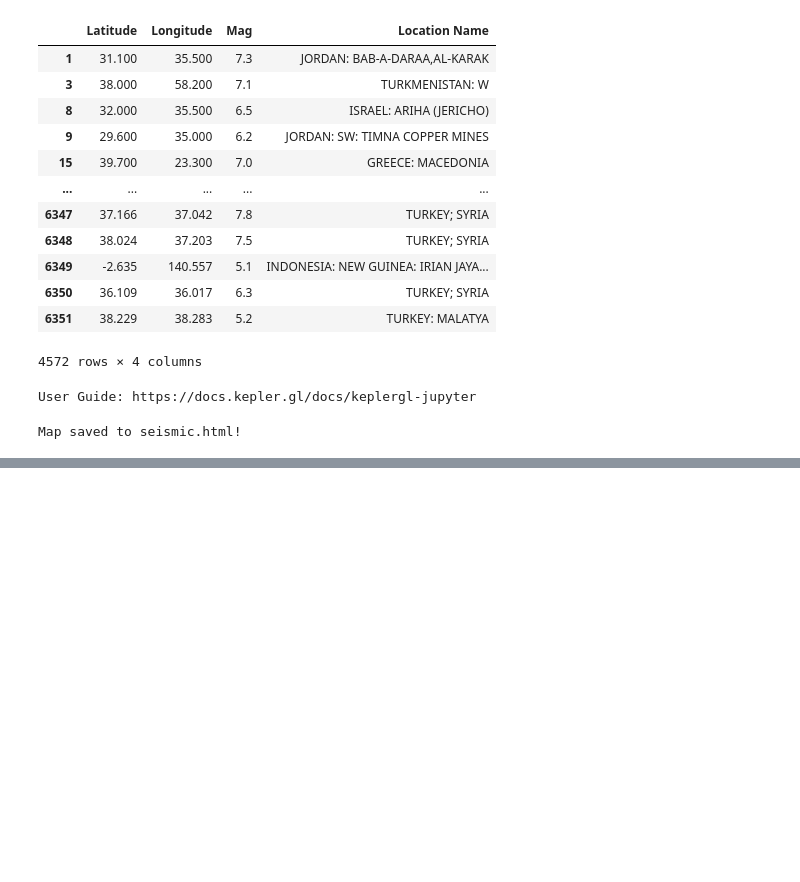
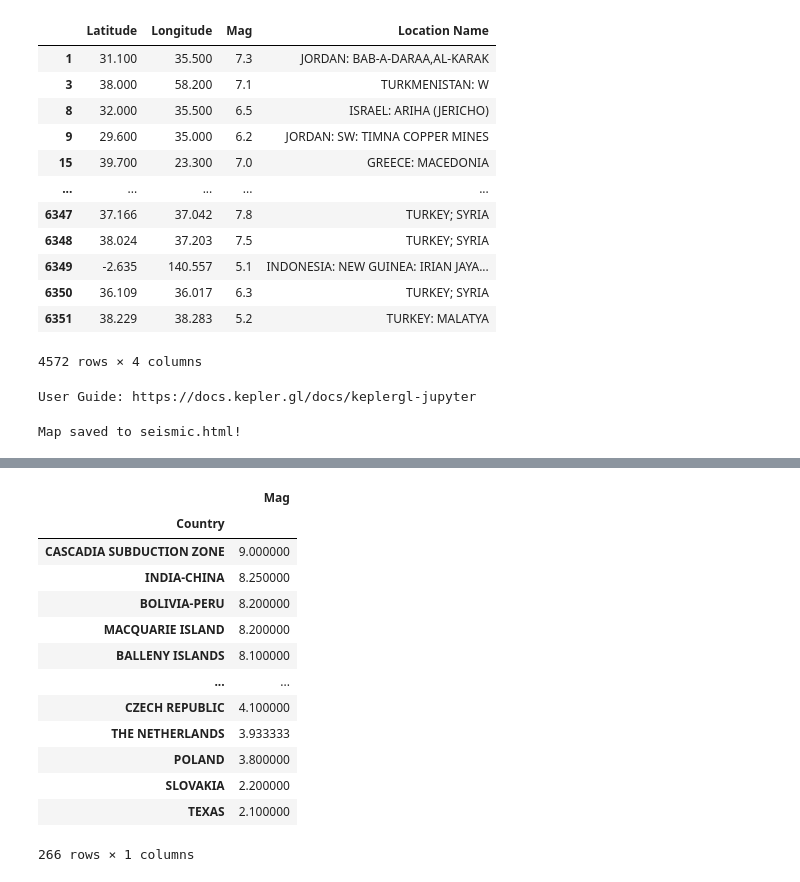
Before and after one commit to Matthijs-Vossen/Earthquake-Analysis, a Jupyter notebook: simon's-eda/eda.ipynb, the cells around one changed output, grey strips where cells are left out. Saved outputs shown, nothing was run; the diff lists cells and outputs as text; code cells hidden in the pictures; blank space fills up the shorter version.

```diff
--- a/simon's-eda/eda.ipynb
+++ b/simon's-eda/eda.ipynb
@@ -70,0 +153,22 @@ Map saved to seismic.html!
+# %%
+## Average MAG by Country
+# get average 'Mag' for each country by joining rows of same country name
+df_country_mean = df_country.groupby('Country').mean()
+# sort the dataframe by 'Mag' in descending order
+df_country_mean = df_country_mean.sort_values(by='Mag', ascending=False)
+display(df_country_mean)
+# %% [output]
+|  | Mag |
+| Country |  |
+| CASCADIA SUBDUCTION ZONE | 9.000000 |
+| INDIA-CHINA | 8.250000 |
+| BOLIVIA-PERU | 8.200000 |
+| MACQUARIE ISLAND | 8.200000 |
+| BALLENY ISLANDS | 8.100000 |
+| ... | ... |
+| CZECH REPUBLIC | 4.100000 |
+| THE NETHERLANDS | 3.933333 |
+| POLAND | 3.800000 |
+| SLOVAKIA | 2.200000 |
+| TEXAS | 2.100000 |
+266 rows × 1 columns
```
Also changed, not shown: parts of 6 cells of this notebook.
